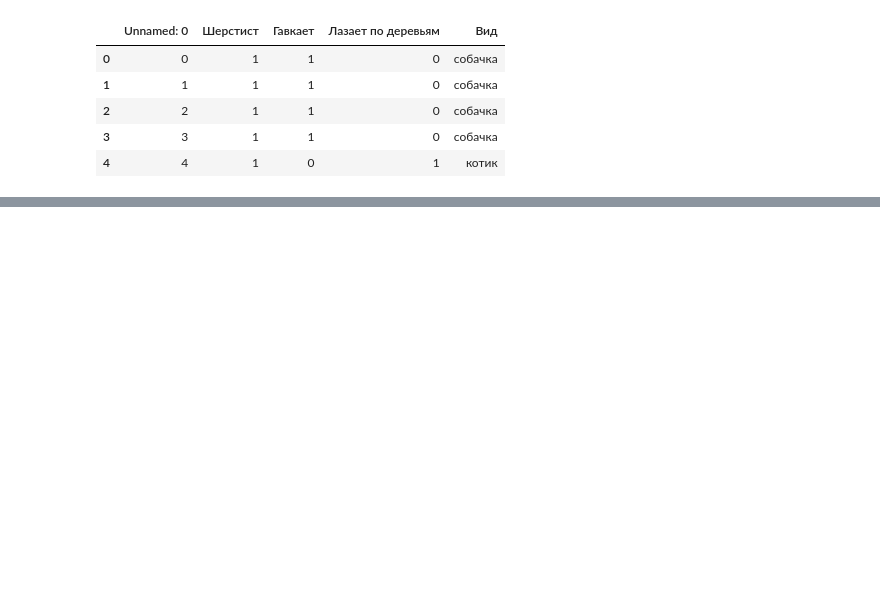
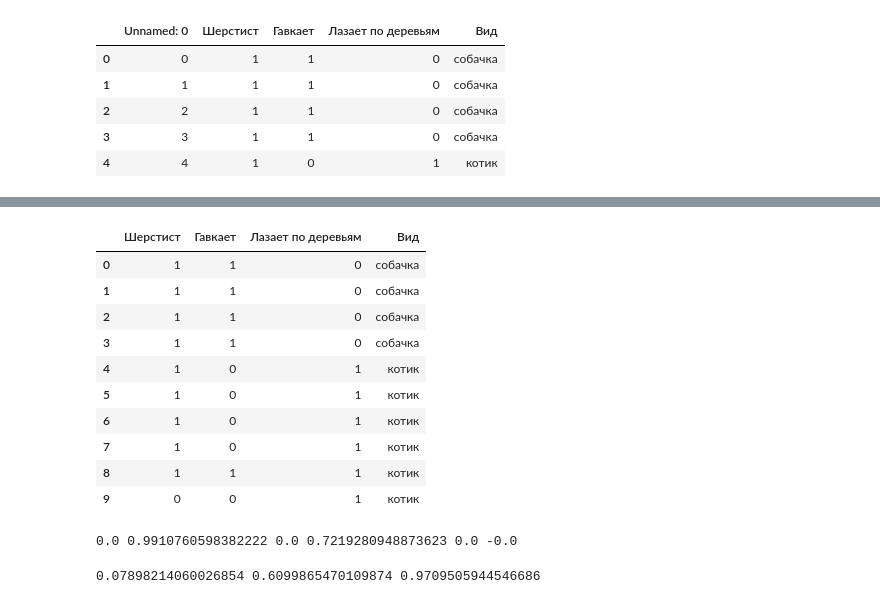
Before and after one commit to FlameDanita/DS-ML_courses, a Jupyter notebook: Введение в Data Science и машинное обучение/2. Решающие деревья/2.2 Немного теории и энтропии.ipynb, the cells around one changed output, grey strips where cells are left out. Drawn from its saved outputs; the diff is of its cells as text; code cells hidden in the pictures; blank space fills up the shorter version.

```diff
--- a/Введение в Data Science и машинное обучение/2. Решающие деревья/2.2 Немного теории и энтропии.ipynb
+++ b/Введение в Data Science и машинное обучение/2. Решающие деревья/2.2 Немного теории и энтропии.ipynb
@@ -13,0 +50,33 @@ dogs_data.head()
+# %%
+cats_data.head(10)
+# %% [output]
+|  | Шерстист | Гавкает | Лазает по деревьям | Вид |
+| 0 | 1 | 1 | 0 | собачка |
+| 1 | 1 | 1 | 0 | собачка |
+| 2 | 1 | 1 | 0 | собачка |
+| 3 | 1 | 1 | 0 | собачка |
+| 4 | 1 | 0 | 1 | котик |
+| 5 | 1 | 0 | 1 | котик |
+| 6 | 1 | 0 | 1 | котик |
+| 7 | 1 | 0 | 1 | котик |
+| 8 | 1 | 1 | 1 | котик |
+| 9 | 0 | 0 | 1 | котик |
+# %%
+E_sh_sob=(1/1)*math.log2((1/1)) - 0
+E_sh_kot=-(4/9)*math.log2((4/9)) - (5/9)*math.log2((5/9))
+E_gav_sob=0 - (5/5)*math.log2((5/5))
+E_gav_kot=-(4/5)*math.log2((4/5)) - (1/5)*math.log2((1/5))
+E_laz_sob=0 - (6/6)*math.log2((6/6))
+E_laz_kot=-(4/4)*math.log2((4/4)) - 0
+print(E_sh_sob, E_sh_kot, E_gav_sob, E_gav_kot, E_laz_sob, E_laz_kot)
+# %% [output]
+0.0 0.9910760598382222 0.0 0.7219280948873623 0.0 -0.0
+# %%
+E = -(4/10)*math.log2(4/10) - (6/10)*math.log2(6/10)
+
+IG_sh = E - (1/10)*E_sh_sob - (9/10)*E_sh_kot
+IG_gav = E - (5/10)*E_gav_sob - (5/10)*E_gav_kot
+IG_laz = E - (6/10)*E_laz_sob - (6/10)*E_laz_kot
+print(IG_sh, IG_gav, IG_laz)
+# %% [output]
+0.07898214060026854 0.6099865470109874 0.9709505944546686
```
Also changed, not shown: parts of 5 cells of this notebook, 1 other file.
